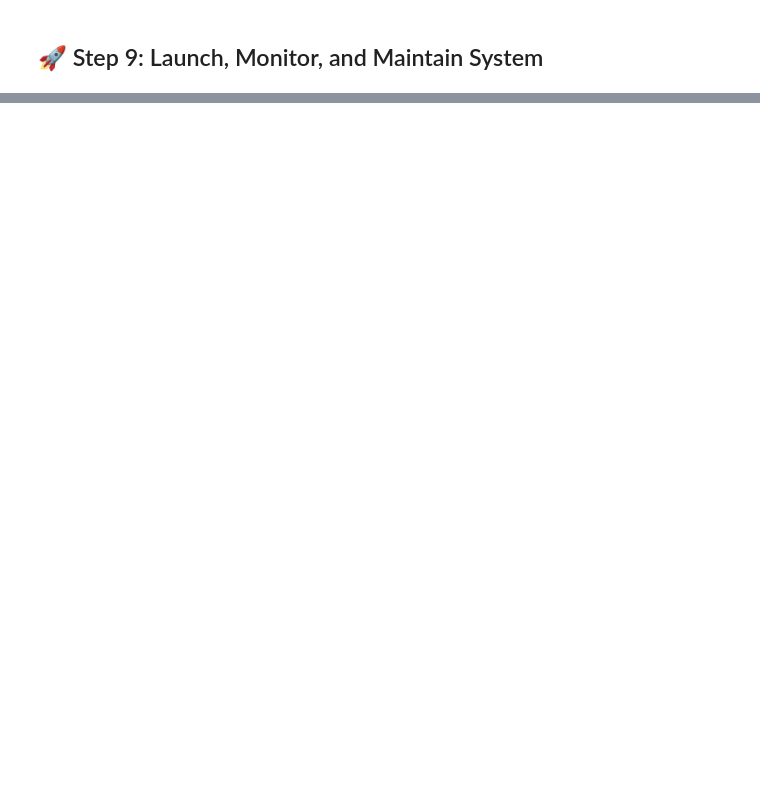
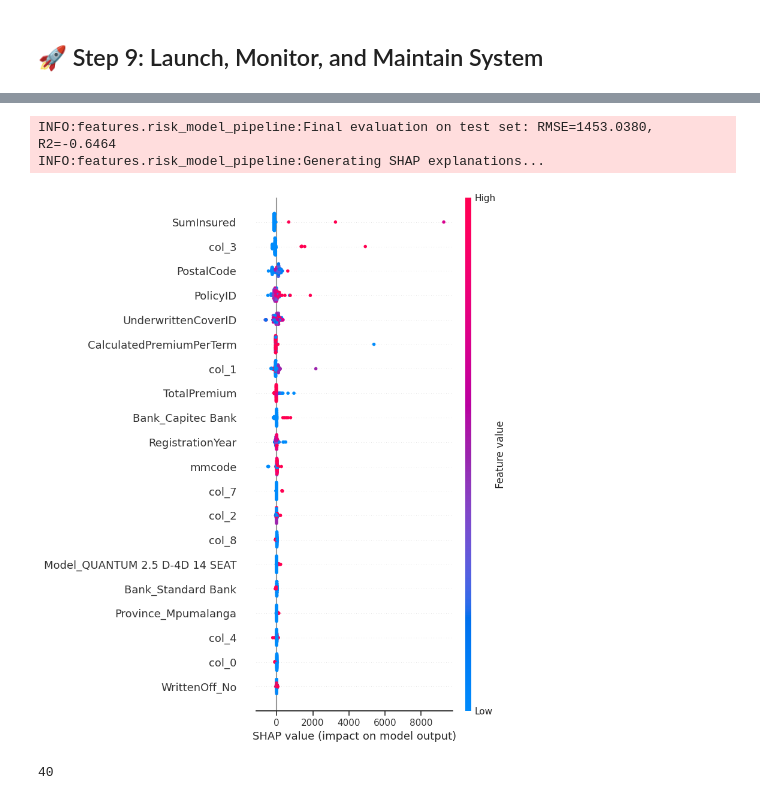
Before and after one commit to Teshager21/insurance-risk-modeling, a Jupyter notebook: notebooks/modeling/insurnace_modeling.ipynb, the cells around one changed output, grey strips where cells are left out. Saved outputs shown, nothing was run; the diff lists cells and outputs as text; code cells hidden in the pictures; blank space fills up the shorter version.

Commit message:
feat: add a risk model training pipeline

```diff
--- a/notebooks/modeling/insurnace_modeling.ipynb
+++ b/notebooks/modeling/insurnace_modeling.ipynb
@@ -104,0 +89,3 @@ NameError: name 'AutoViz_Class' is not defined
+# %%
+df_with_claims=df[df['TotalClaims']>0]   # drop rows with no claim
+df_with_claims.shape
@@ -141,2 +246,8 @@ NameError: name 'AutoViz_Class' is not defined
 # %% [markdown]
 ## 🚀 Step 9: Launch, Monitor, and Maintain System
+# %%
+
+pipeline = ModelPipelineOptuna(df_with_claims, target_col='TotalClaims', model_type='xgboost')
+pipeline.tune_hyperparameters()
+results = pipeline.train_and_evaluate()
+# generate_training_report(results, pipeline.model_type)
@@ -142,0 +411,11 @@ NameError: name 'AutoViz_Class' is not defined
+# %%
+results = pipeline.train_and_evaluate()
+# %% [output]
+INFO:features.risk_model_pipeline:Final evaluation on test set: RMSE=1453.0380, R2=-0.6464
+INFO:features.risk_model_pipeline:Generating SHAP explanations...
+[figure, added]
+# %%
+reduced_df = pipeline.df.copy()
+len(reduced_df.columns)
+# %% [output]
+40
```
Also changed, not shown: parts of 44 cells of this notebook, 9 other files.
